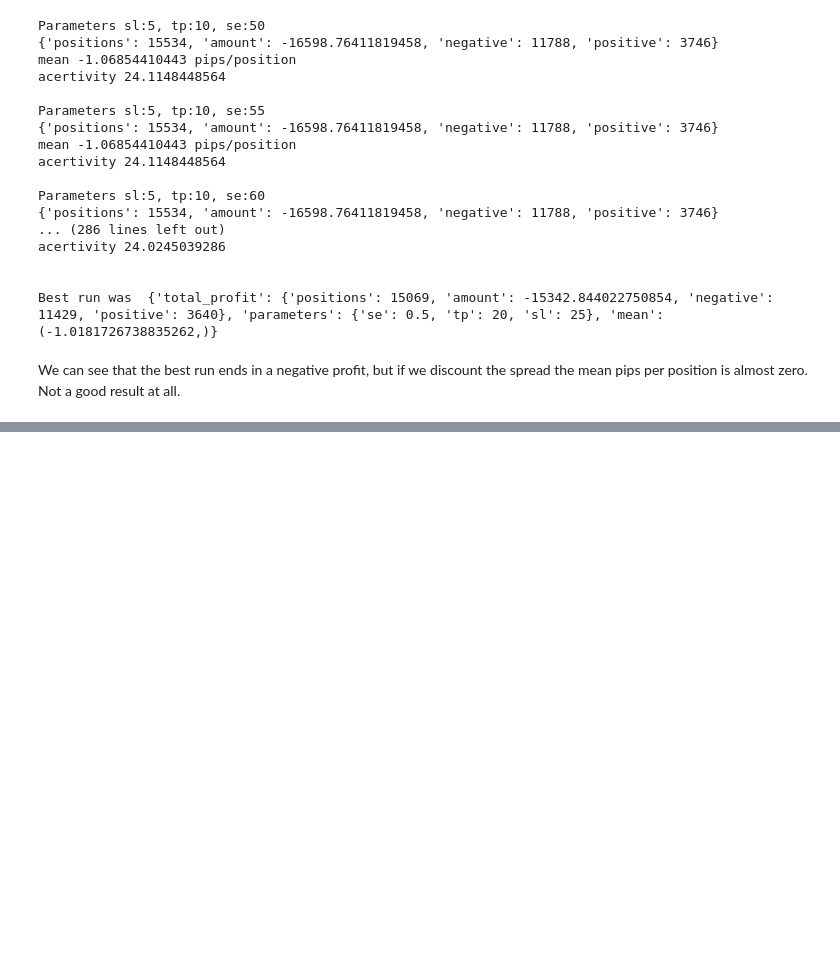
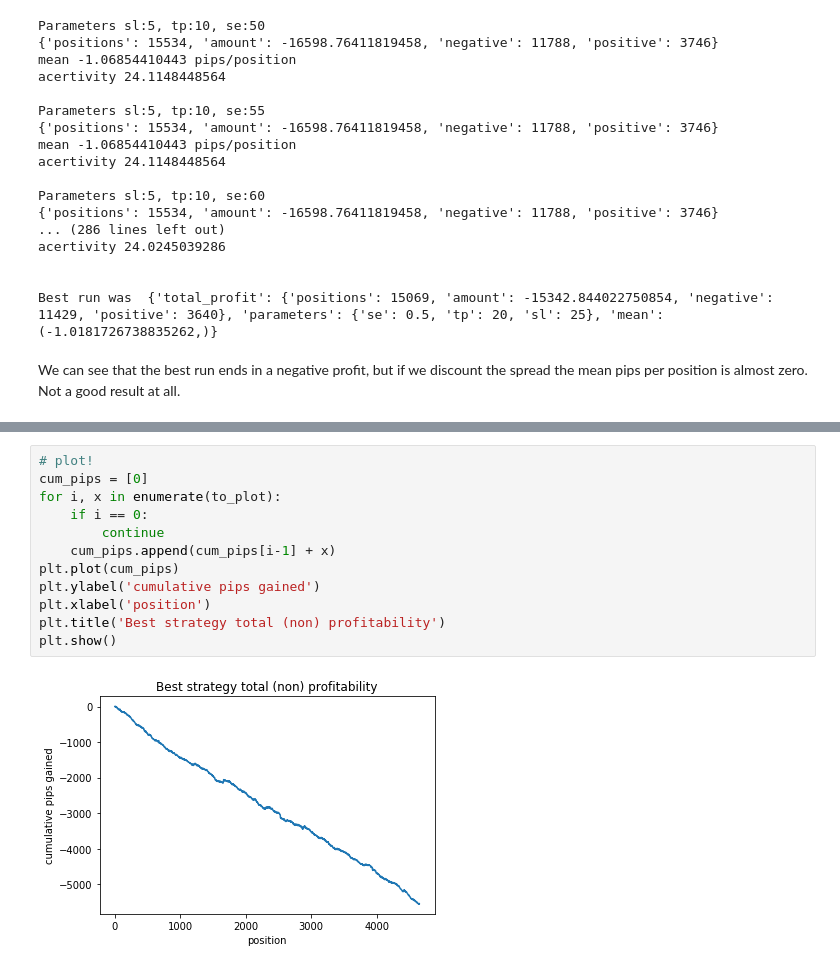
Before and after one commit to mathetes87/machine-learning-1, a Jupyter notebook: projects/capstone/Forex Predict/Model basic monetization.ipynb, the cells around one changed output, grey strips where cells are left out. Cells and saved outputs as stored; diff of their text form; blank space fills up the shorter version.

```diff
--- a/projects/capstone/Forex Predict/Model basic monetization.ipynb
+++ b/projects/capstone/Forex Predict/Model basic monetization.ipynb
@@ -197,0 +310,14 @@ We can see that the best run ends in a negative profit, but if we discount the s
+# %%
+# plot!
+cum_pips = [0]
+for i, x in enumerate(to_plot):
+    if i == 0:
+        continue
+    cum_pips.append(cum_pips[i-1] + x)
+plt.plot(cum_pips)
+plt.ylabel('cumulative pips gained')
+plt.xlabel('position')
+plt.title('Best strategy total (non) profitability')
+plt.show()
+# %% [output]
+[figure, added]
```
Also changed, not shown: parts of 2 cells of this notebook, 1 other file.
